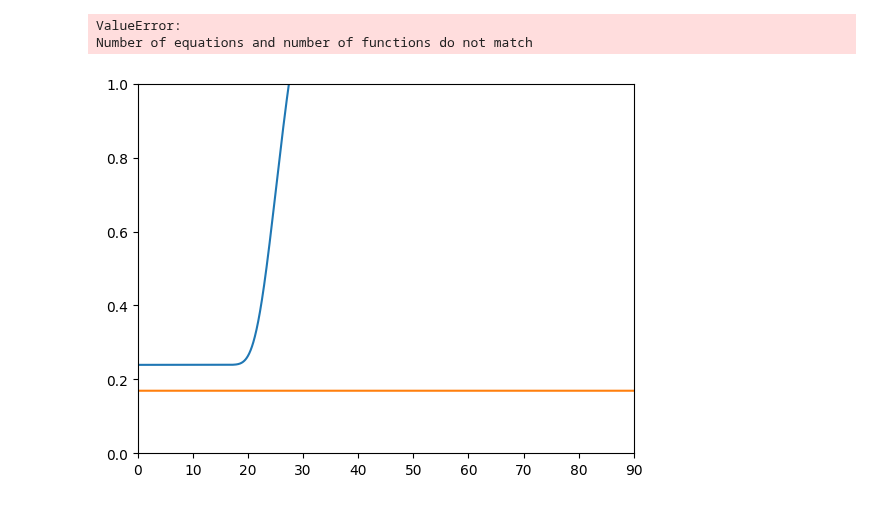
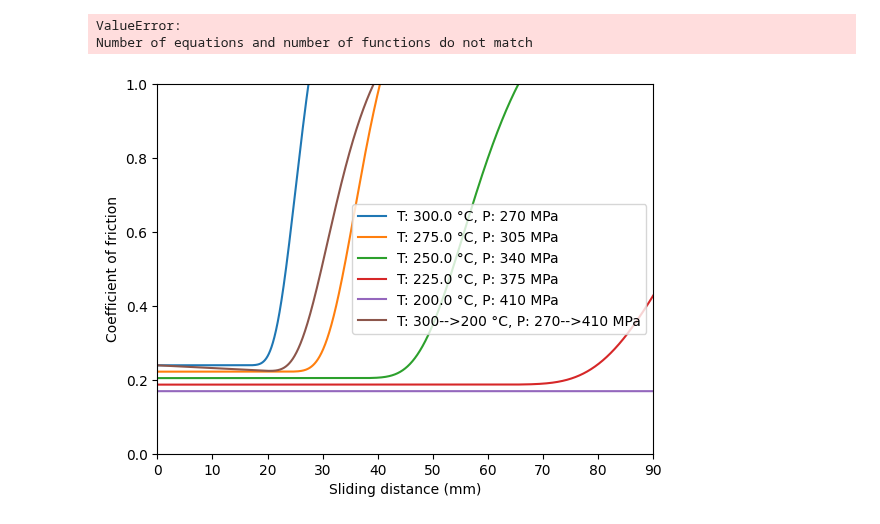
Before and after one commit to kyanjd/smart-scraper, a Jupyter notebook: src/paper_to_equation/Postprocessing/postprocessing_dev.ipynb, the cells around one changed output. Saved outputs shown, nothing was run; the diff lists cells and outputs as text; code cells hidden in the pictures.

Commit message:
working implementation with varying temperature

```diff
--- a/src/paper_to_equation/Postprocessing/postprocessing_dev.ipynb
+++ b/src/paper_to_equation/Postprocessing/postprocessing_dev.ipynb
@@ -459,42 +459,26 @@ def friction_model():
     Al = 7.8E3 / 8.314
     Ad = 8.8E3 / 8.314
 
-    # contact conditions: user input
     Tmin= 200 + 273; # Kelvin
-    #Pmin= multiconditions_pmin/1000; # GPa
-    #vmin = multiconditions_smin; # mm/s
+    Tmax= 300 + 273; # Kelvin
 
-    Tmax= 300 + 273; # Kelvin
-    #Pmax= multiconditions_pmax/1000; # GPa
-    #vmax = multiconditions_smax; # mm/s
-
-    # Tmin=473.1;
-    # Tmax=623.1;
     P200 = 0.41
     P300 = 0.27
-    # Pmax=0.03;
+
     v = 50 # mm/s
 
-    # T_array = np.array([Tmin,Tmin+((Tmax-Tmin)*0.25),  Tmin+((Tmax-Tmin)*0.5),Tmin+((Tmax-Tmin)*0.75) ,Tmax])
     T_array = np.linspace(Tmax, Tmin, 5)
     P_array = np.linspace(P300, P200, 5)
-    # v_array = np.array([vmin,(vmin+vmax)/2, vmax])
+
 
     cof_store = []
     labels = []
 
+    # 5 constant temperatures and pressures
     for i in range(5):
         T = T_array[i] # Kelvin
         P = P_array[i] # GPa
 
-        # if lubricants_lubricant_name == 'Zeller SHF 431':
-        #     ita=ita0*np.exp(A/T);
-        #     ul=0.002073*np.exp(1665/T);
-        #     ud=3.17085*np.exp(-466.43/T);
-        # else:
-        #     ita=ita0*np.exp(A/T);
-        #     ul=0.023695*np.exp(1060.7/T);
-        #     ud=3.17085*np.exp(-466.43/T);
         ita = ita0 * np.exp(A / T)
         ul = ul0 * np.exp(-Al / T)
         ud = ud0 * np.exp(-Ad / T)
@@ -504,35 +488,75 @@ def friction_model():
         timesteps = int(max_sliding_distance/v/t_step) # 3600
         t=np.zeros(timesteps)
         slidingdistance=np.linspace(0,90,timesteps) # 3600 distance points
         ht_dot=np.zeros(timesteps)
         ht=np.zeros(timesteps+1)
         beta=np.zeros(timesteps)
         u=np.zeros(timesteps)
 
         # initial lubricant thickness: um
         ht[0]=25
 
         for j in range(timesteps):
             t[j]=j*t_step
             ht_dot[j]=-ht[j]*(c*(P**k1)*(v**k2)/(ita**k3))
             ht[j+1]=ht[j]+ht_dot[j]*t_step
             beta[j]=np.exp(-(lambda1*ht[j])**lambda2)
             u[j]=(1-beta[j])*ul+beta[j]*ud
 
         cof_store.append(u)
-        labels.append(f"T: {T-273} °C, P: {P*1000} MPa")
+        labels.append(f"T: {T-273} °C, P: {P*1000:.0f} MPa")
+
+    # varying temperature/pressure
+    T_array = np.linspace(Tmax, Tmin, timesteps)
+    P_array = np.linspace(P300, P200, timesteps)
+
+    t_step=0.0005
+    max_sliding_distance = 90 # mm
+    timesteps = int(max_sliding_distance/v/t_step) # 3600
+    t=np.zeros(timesteps)
+    slidingdistance=np.linspace(0,90,timesteps) # 3600 distance points
+    ht_dot=np.zeros(timesteps)
+    ht=np.zeros(timesteps+1)
+    beta=np.zeros(timesteps)
+    u=np.zeros(timesteps)
+
+    # initial lubricant thickness: um
+    ht[0]=25
+
+    for j in range(timesteps):
+        T = T_array[j]
+        P = P_array[j]
+        ita = ita0 * np.exp(A / T)
+        ul = ul0 * np.exp(-Al / T)
+        ud = ud0 * np.exp(-Ad / T)
+
+        t[j]=j*t_step
+        ht_dot[j]=-ht[j]*(c*(P**k1)*(v**k2)/(ita**k3))
+        ht[j+1]=ht[j]+ht_dot[j]*t_step
+        beta[j]=np.exp(-(lambda1*ht[j])**lambda2)
+        u[j]=(1-beta[j])*ul+beta[j]*ud
+
+    cof_store.append(u)
+    labels.append(f"T: 300-->200 °C, P: 270-->410 MPa")
 
     # plot the results
+    return cof_store, labels, slidingdistance
+
+def plot_friction_model(cof_store, labels, slidingdistance):
     fig, ax = plt.subplots()
-    ax.plot(slidingdistance, cof_store[0], label=labels[0])
-    ax.plot(slidingdistance, cof_store[-1], label=labels[-1])
+    for i in range(len(cof_store)):
+        ax.plot(slidingdistance, cof_store[i], label=labels[i])
     ax.set_xlim(0, 90)
     ax.set_ylim(0, 1)
+    ax.set_xlabel("Sliding distance (mm)")
+    ax.set_ylabel("Coefficient of friction")
+    ax.legend()
 
 
 
 
 
-friction_model()
+cof_store, labels, slidingdistance = friction_model()
+plot_friction_model(cof_store, labels, slidingdistance)
 # %% [output]
-[figure, old version]
+[figure, new version]
```
Also changed, not shown: parts of 1 cell of this notebook.
